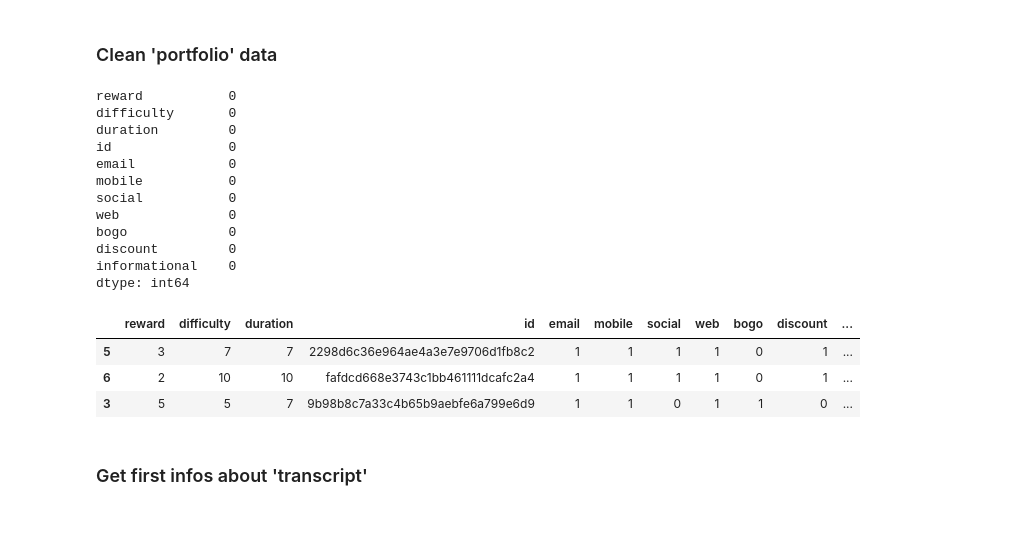
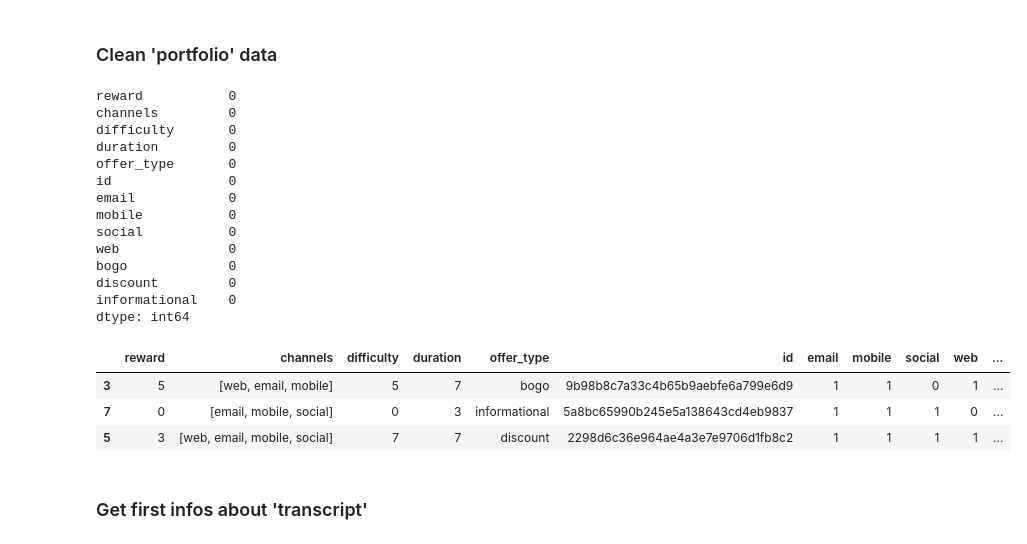
Before and after one commit to LucasGuiraldelli/DataScience-StarbucksCapstone, a Jupyter notebook: StarbucksProject/Starbucks_Capstone_Notebook.ipynb, the cells around one changed output. Drawn from its saved outputs; the diff is of its cells as text; code cells hidden in the pictures.

```diff
--- a/StarbucksProject/Starbucks_Capstone_Notebook.ipynb
+++ b/StarbucksProject/Starbucks_Capstone_Notebook.ipynb
@@ -130,37 +133,39 @@ dtypes: int64(3), object(3)
 # %%
 mlb = MultiLabelBinarizer()
 
 # 'channels' column dummies
 channel_dummies = pd.DataFrame(mlb.fit_transform(portfolio['channels']), columns=mlb.classes_, index=portfolio.index)
 
 # 'offer_type' column dummies
 offer_type_dummies = portfolio['offer_type'].str.get_dummies()
 
 # concatenate back to portfolio
 portfolio = pd.concat([portfolio, channel_dummies, offer_type_dummies], axis=1)
 
 # drop old columns
-portfolio = portfolio.drop(['channels', 'offer_type'], axis=1)
+# portfolio = portfolio.drop(['channels', 'offer_type'], axis=1)
 
 print(portfolio.isna().sum())
 portfolio.sample(3)
 # %% [output]
 reward           0
+channels         0
 difficulty       0
 duration         0
+offer_type       0
 id               0
 email            0
 mobile           0
 social           0
 web              0
 bogo             0
 discount         0
 informational    0
 dtype: int64
-|  | reward | difficulty | duration | id | email | mobile | social | web | bogo | discount | ... |
-| 5 | 3 | 7 | 7 | 2298d6c36e964ae4a3e7e9706d1fb8c2 | 1 | 1 | 1 | 1 | 0 | 1 | ... |
-| 6 | 2 | 10 | 10 | fafdcd668e3743c1bb461111dcafc2a4 | 1 | 1 | 1 | 1 | 0 | 1 | ... |
-| 3 | 5 | 5 | 7 | 9b98b8c7a33c4b65b9aebfe6a799e6d9 | 1 | 1 | 0 | 1 | 1 | 0 | ... |
+|  | reward | channels | difficulty | duration | offer_type | id | email | mobile | social | web | ... |
+| 3 | 5 | [web, email, mobile] | 5 | 7 | bogo | 9b98b8c7a33c4b65b9aebfe6a799e6d9 | 1 | 1 | 0 | 1 | ... |
+| 7 | 0 | [email, mobile, social] | 0 | 3 | informational | 5a8bc65990b245e5a138643cd4eb9837 | 1 | 1 | 1 | 0 | ... |
+| 5 | 3 | [web, email, mobile, social] | 7 | 7 | discount | 2298d6c36e964ae4a3e7e9706d1fb8c2 | 1 | 1 | 1 | 1 | ... |
 # %% [markdown]
 ### Get first infos about 'transcript'
 # %%
```
Also changed, not shown: parts of 41 cells of this notebook, 6 other files.
